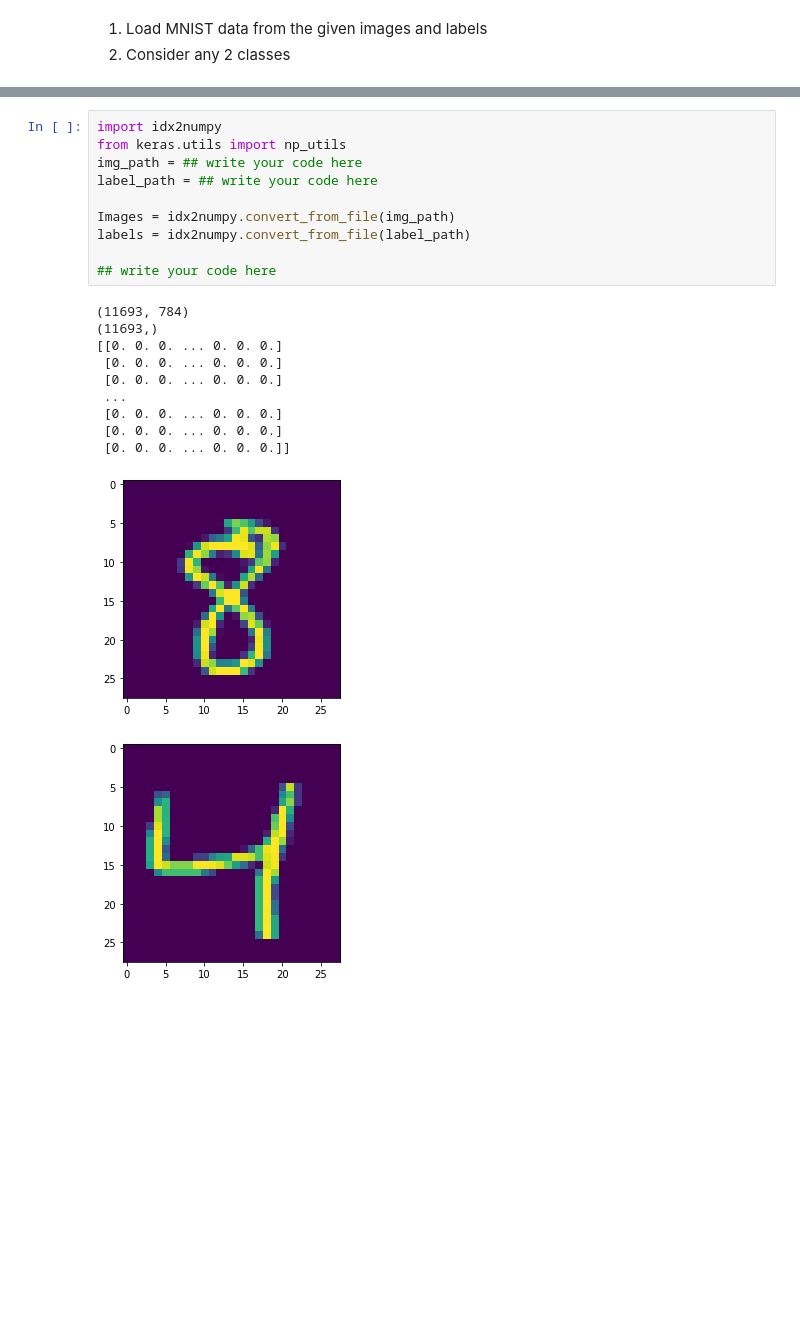
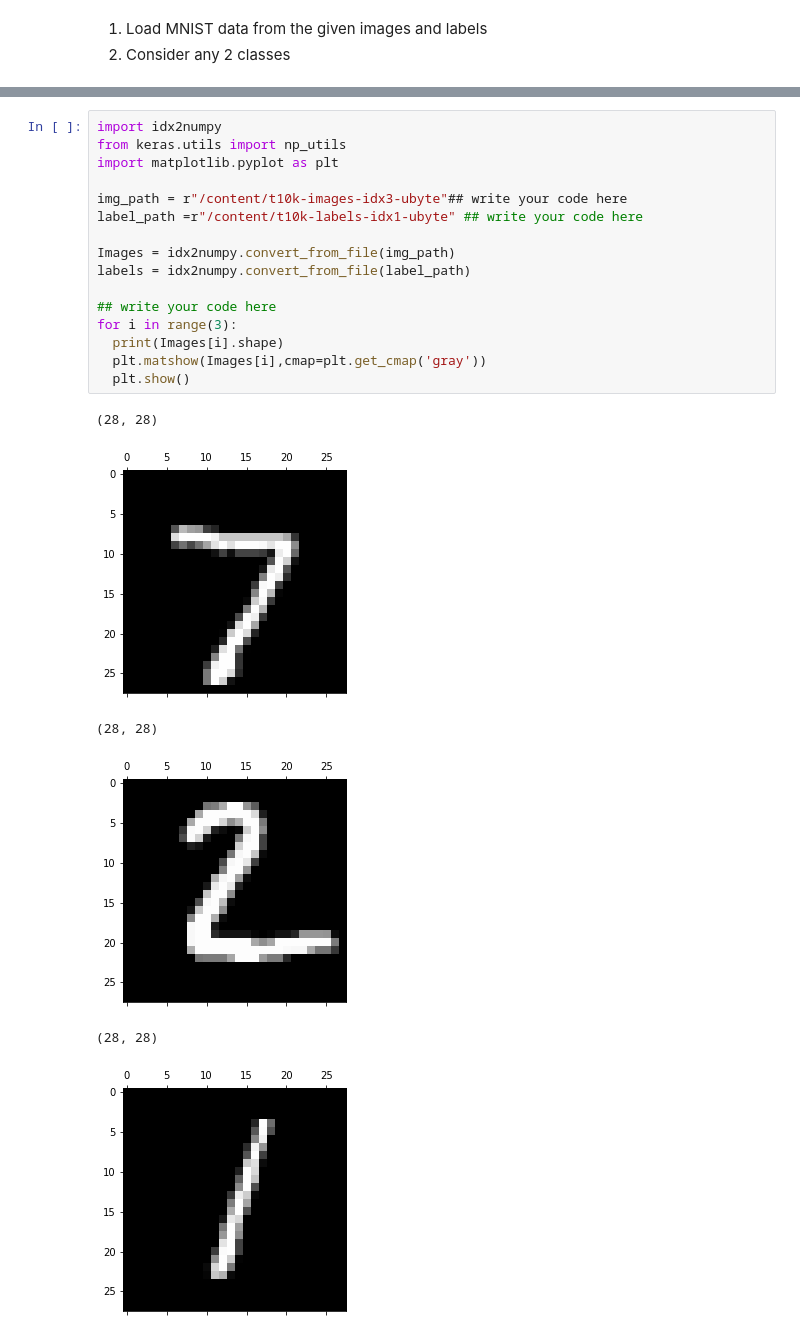
Before and after one commit to Jyoti-S-Shukla/Machine-learning-models, a Jupyter notebook: CLustering_Part_2.ipynb, the cells around one changed output, grey strips where cells are left out. Drawn from its saved outputs; the diff is of its cells as text; blank space fills up the shorter version.

```diff
--- a/CLustering_Part_2.ipynb
+++ b/CLustering_Part_2.ipynb
@@ -158,22 +484,23 @@ Successfully installed idx2numpy-1.2.3
 # %%
 import idx2numpy
 from keras.utils import np_utils
-img_path = ## write your code here
-label_path = ## write your code here
+import matplotlib.pyplot as plt
+
+img_path = r"/content/t10k-images-idx3-ubyte"## write your code here
+label_path =r"/content/t10k-labels-idx1-ubyte" ## write your code here
 
 Images = idx2numpy.convert_from_file(img_path)
 labels = idx2numpy.convert_from_file(label_path)
 
 ## write your code here
+for i in range(3):
+  print(Images[i].shape)
+  plt.matshow(Images[i],cmap=plt.get_cmap('gray'))
+  plt.show()
 # %% [output]
-(11693, 784)
-(11693,)
-[[0. 0. 0. ... 0. 0. 0.]
- [0. 0. 0. ... 0. 0. 0.]
- [0. 0. 0. ... 0. 0. 0.]
- ...
- [0. 0. 0. ... 0. 0. 0.]
- [0. 0. 0. ... 0. 0. 0.]
- [0. 0. 0. ... 0. 0. 0.]]
+(28, 28)
-[figure, old version]
+[figure, new version]
+(28, 28)
-[figure, old version]
+[figure, new version]
+(28, 28)
+[figure, added]
```
Also changed, not shown: parts of 30 cells of this notebook.
